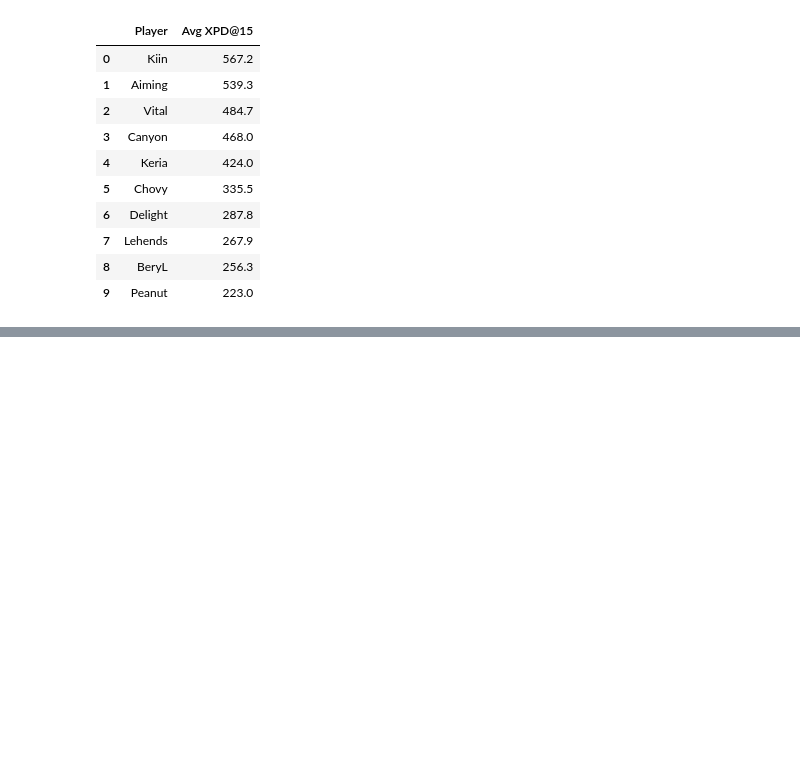
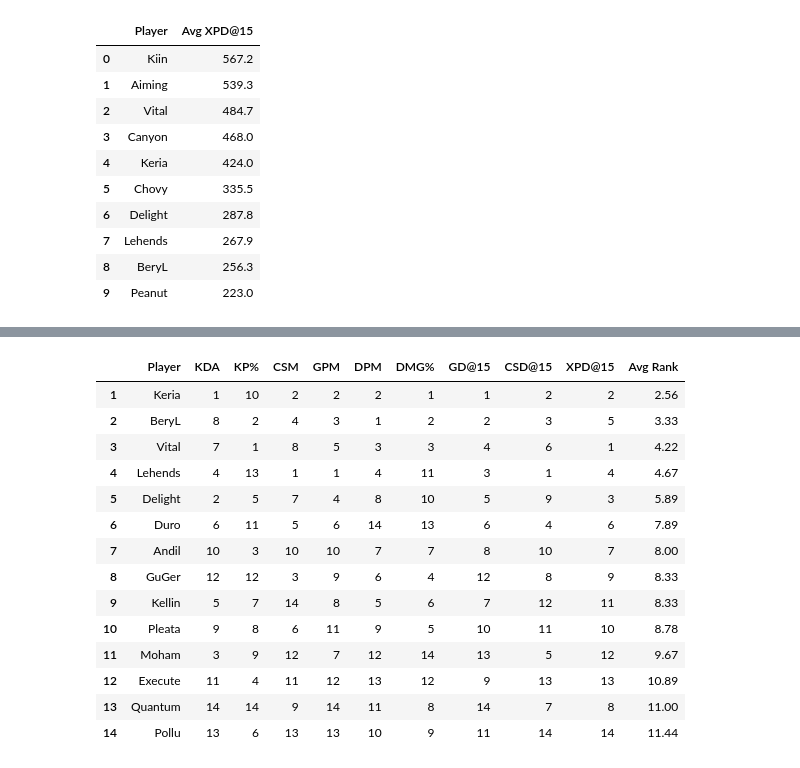
Before and after one commit to NguyenDung0210/LCK_Data_Analysis, a Jupyter notebook: analyze.ipynb, the cells around one changed output, grey strips where cells are left out. Drawn from its saved outputs; the diff is of its cells as text; code cells hidden in the pictures; blank space fills up the shorter version.

```diff
--- a/analyze.ipynb
+++ b/analyze.ipynb
@@ -475,0 +588,16 @@ top_xpd15.style.format({"Avg XPD@15": "{:.1f}"}).set_properties(**{'text-align':
+# %%
+metrics = ["KDA", "KP%", "CSM", "GPM", "DPM", "DMG%", "GD@15", "CSD@15", "XPD@15"]
+
+for col in metrics:
+    df[col] = pd.to_numeric(df[col], errors="coerce")
+
+df_mid = df[df["Role"] == "JUNGLE"]
+player_avg = df_mid.groupby("Player")[metrics].mean()
+
+rank_df = player_avg.rank(ascending=False, method='min').astype(int)
+rank_df["Avg Rank"] = rank_df.mean(axis=1).round(2)
+rank_df = rank_df.sort_values("Avg Rank")
+
+rank_df.reset_index(inplace=True)
+rank_df.index += 1
+rank_df.style.format({"Avg Rank": "{:.2f}"}).set_properties(**{'text-align': 'center'})
@@ -475,0 +617,32 @@ top_xpd15.style.format({"Avg XPD@15": "{:.1f}"}).set_properties(**{'text-align':
+# %%
+metrics = ["KDA", "KP%", "CSM", "GPM", "DPM", "DMG%", "GD@15", "CSD@15", "XPD@15"]
+
+for col in metrics:
+    df[col] = pd.to_numeric(df[col], errors="coerce")
+
+df_mid = df[df["Role"] == "SUPPORT"]
+player_avg = df_mid.groupby("Player")[metrics].mean()
+
+rank_df = player_avg.rank(ascending=False, method='min').astype(int)
+rank_df["Avg Rank"] = rank_df.mean(axis=1).round(2)
+rank_df = rank_df.sort_values("Avg Rank")
+
+rank_df.reset_index(inplace=True)
+rank_df.index += 1
+rank_df.style.format({"Avg Rank": "{:.2f}"}).set_properties(**{'text-align': 'center'})
+# %% [output]
+|  | Player | KDA | KP% | CSM | GPM | DPM | DMG% | GD@15 | CSD@15 | XPD@15 | Avg Rank |
+| 1 | Keria | 1 | 10 | 2 | 2 | 2 | 1 | 1 | 2 | 2 | 2.56 |
+| 2 | BeryL | 8 | 2 | 4 | 3 | 1 | 2 | 2 | 3 | 5 | 3.33 |
+| 3 | Vital | 7 | 1 | 8 | 5 | 3 | 3 | 4 | 6 | 1 | 4.22 |
+| 4 | Lehends | 4 | 13 | 1 | 1 | 4 | 11 | 3 | 1 | 4 | 4.67 |
+| 5 | Delight | 2 | 5 | 7 | 4 | 8 | 10 | 5 | 9 | 3 | 5.89 |
+| 6 | Duro | 6 | 11 | 5 | 6 | 14 | 13 | 6 | 4 | 6 | 7.89 |
+| 7 | Andil | 10 | 3 | 10 | 10 | 7 | 7 | 8 | 10 | 7 | 8.00 |
+| 8 | GuGer | 12 | 12 | 3 | 9 | 6 | 4 | 12 | 8 | 9 | 8.33 |
+| 9 | Kellin | 5 | 7 | 14 | 8 | 5 | 6 | 7 | 12 | 11 | 8.33 |
+| 10 | Pleata | 9 | 8 | 6 | 11 | 9 | 5 | 10 | 11 | 10 | 8.78 |
+| 11 | Moham | 3 | 9 | 12 | 7 | 12 | 14 | 13 | 5 | 12 | 9.67 |
+| 12 | Execute | 11 | 4 | 11 | 12 | 13 | 12 | 9 | 13 | 13 | 10.89 |
+| 13 | Quantum | 14 | 14 | 9 | 14 | 11 | 8 | 14 | 7 | 8 | 11.00 |
+| 14 | Pollu | 13 | 6 | 13 | 13 | 10 | 9 | 11 | 14 | 14 | 11.44 |
```
Also changed, not shown: parts of 5 cells of this notebook.
